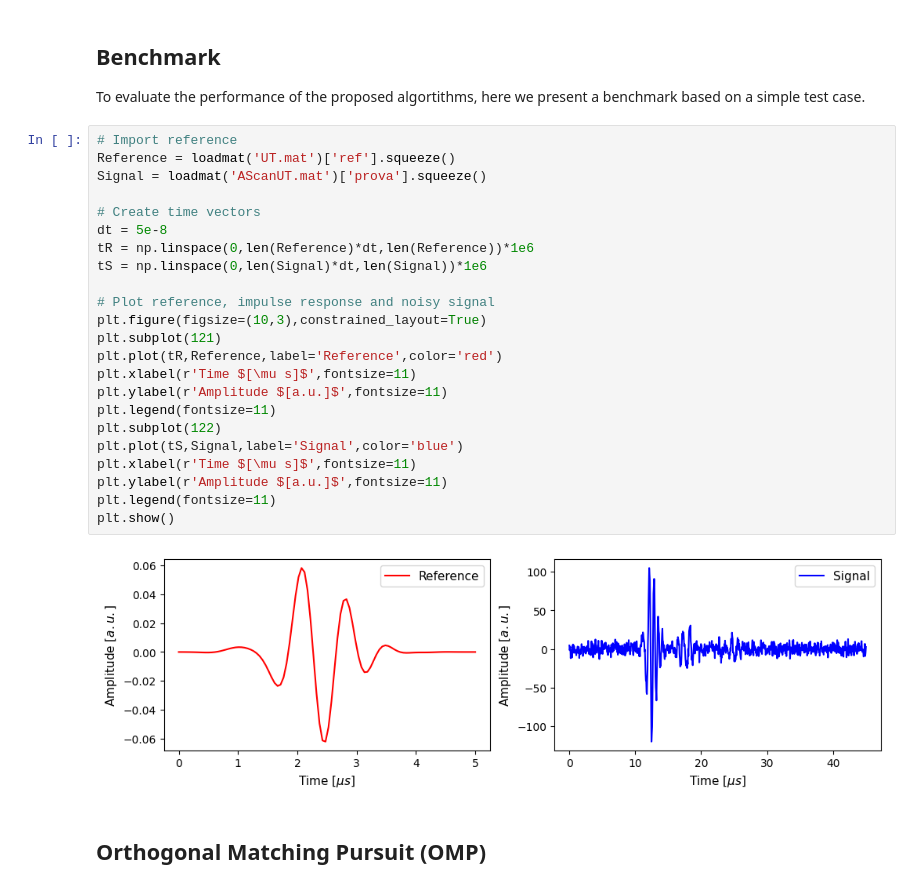
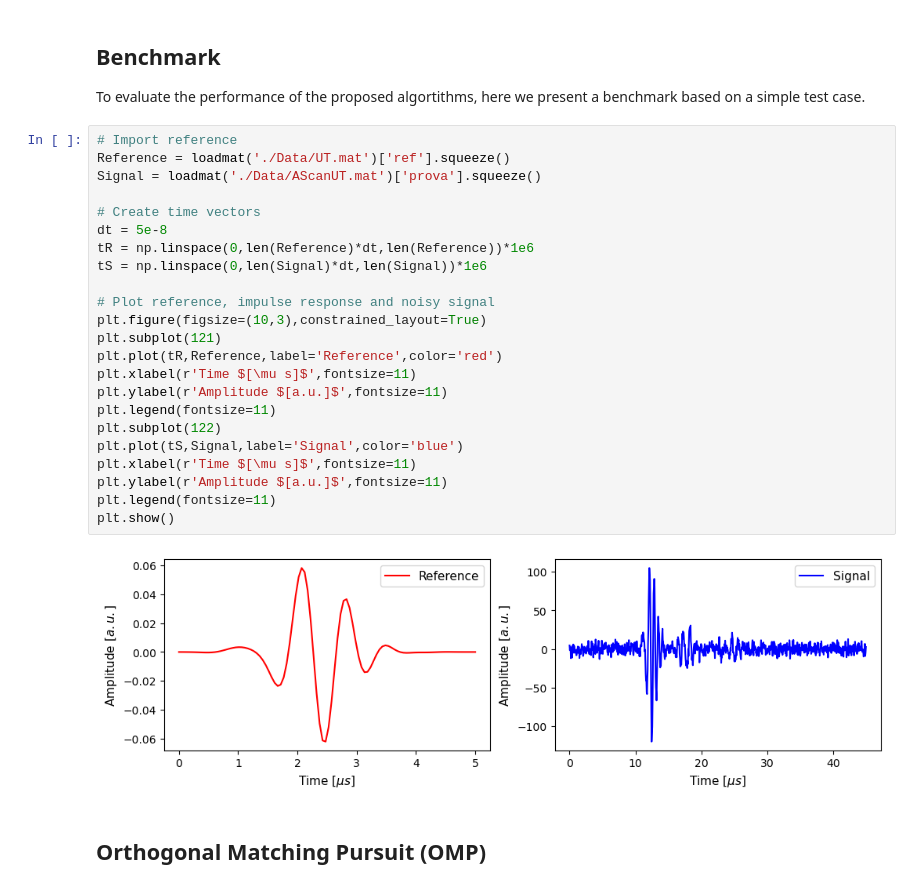
Before and after one commit to lian131622/DeconvolutionReview, a Jupyter notebook: DeconvolutionResultsUS.ipynb, the cells around one changed output. Saved outputs shown, nothing was run; the diff lists cells and outputs as text.

```diff
--- a/DeconvolutionResultsUS.ipynb
+++ b/DeconvolutionResultsUS.ipynb
@@ -15,29 +15,29 @@ from scipy.io import loadmat
 To evaluate the performance of the proposed algortithms, here we present a benchmark based on a simple test case.
 # %%
 # Import reference
-Reference = loadmat('UT.mat')['ref'].squeeze()
-Signal = loadmat('AScanUT.mat')['prova'].squeeze()
+Reference = loadmat('./Data/UT.mat')['ref'].squeeze()
+Signal = loadmat('./Data/AScanUT.mat')['prova'].squeeze()
 
 # Create time vectors
 dt = 5e-8
 tR = np.linspace(0,len(Reference)*dt,len(Reference))*1e6
 tS = np.linspace(0,len(Signal)*dt,len(Signal))*1e6
 
 # Plot reference, impulse response and noisy signal
 plt.figure(figsize=(10,3),constrained_layout=True)
 plt.subplot(121)
 plt.plot(tR,Reference,label='Reference',color='red')
 plt.xlabel(r'Time $[\mu s]$',fontsize=11)
 plt.ylabel(r'Amplitude $[a.u.]$',fontsize=11)
 plt.legend(fontsize=11)
 plt.subplot(122)
 plt.plot(tS,Signal,label='Signal',color='blue')
 plt.xlabel(r'Time $[\mu s]$',fontsize=11)
 plt.ylabel(r'Amplitude $[a.u.]$',fontsize=11)
 plt.legend(fontsize=11)
 plt.show()
 # %% [output]
-[figure, old version]
+[figure, new version]
 # %% [markdown]
 ## **Orthogonal Matching Pursuit (OMP)**
 # %%
```
